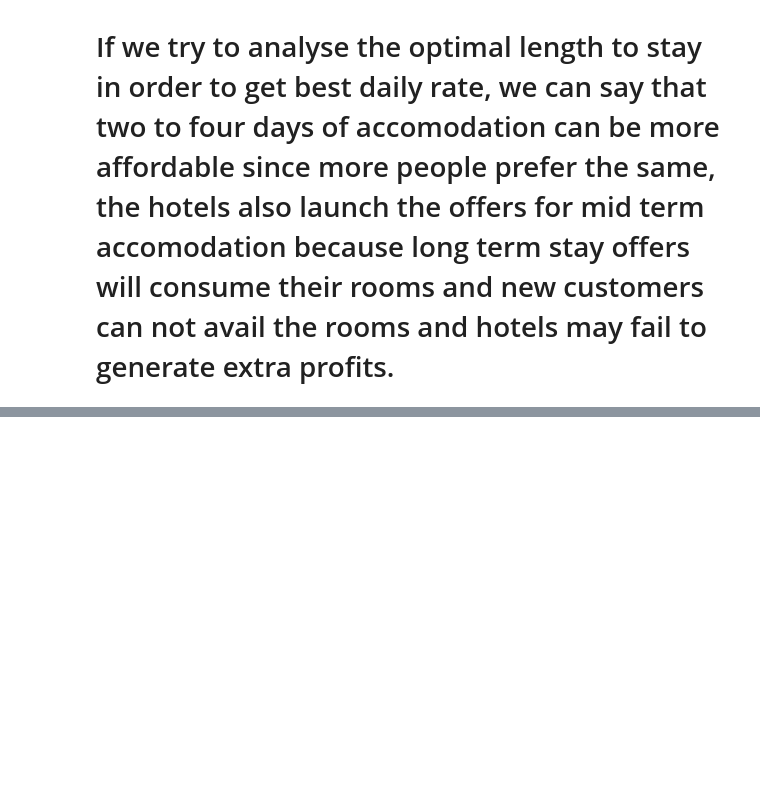
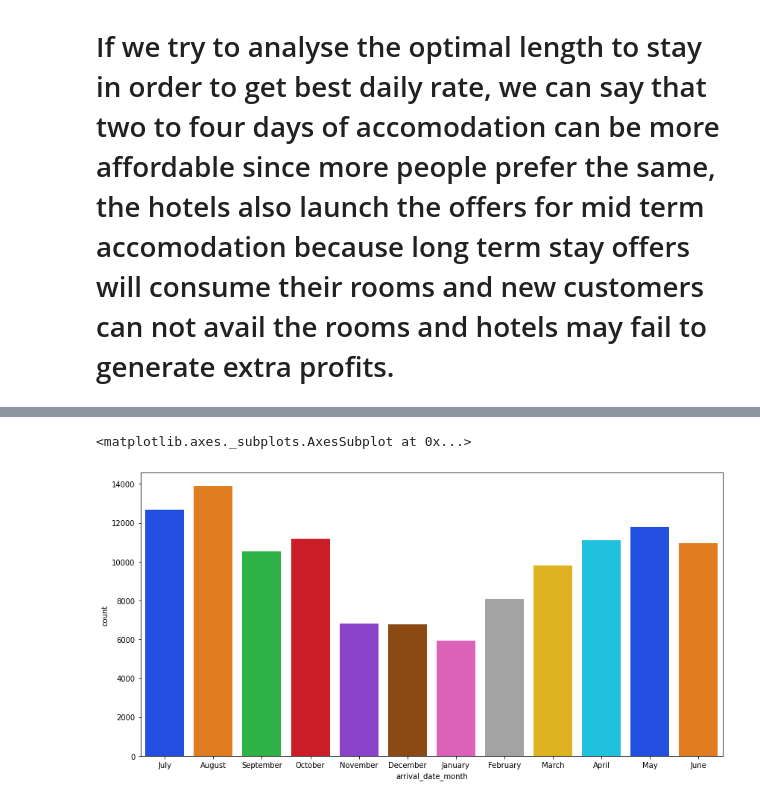
Before and after one commit to Animesh227/Hotel-Booking-Analysis, a Jupyter notebook: Hotel_Booking_Analysis_Capstone_Project_Animesh_Chakraborty.ipynb, the cells around one changed output, grey strips where cells are left out. Saved outputs shown, nothing was run; the diff lists cells and outputs as text; code cells hidden in the pictures; blank space fills up the shorter version.

```diff
--- a/Hotel_Booking_Analysis_Capstone_Project_Animesh_Chakraborty.ipynb
+++ b/Hotel_Booking_Analysis_Capstone_Project_Animesh_Chakraborty.ipynb
@@ -322,0 +356,7 @@ Text(0.5, 0, 'Number of nights')
+# %%
+# plotting the graph to calculate number of customers across all Months
+plt.figure(figsize=(14,7))
+sns.countplot(df['arrival_date_month'], palette='bright')
+# %% [output]
+<matplotlib.axes._subplots.AxesSubplot at 0x...>
+[figure, added]
```
Also changed, not shown: parts of 5 cells of this notebook.
